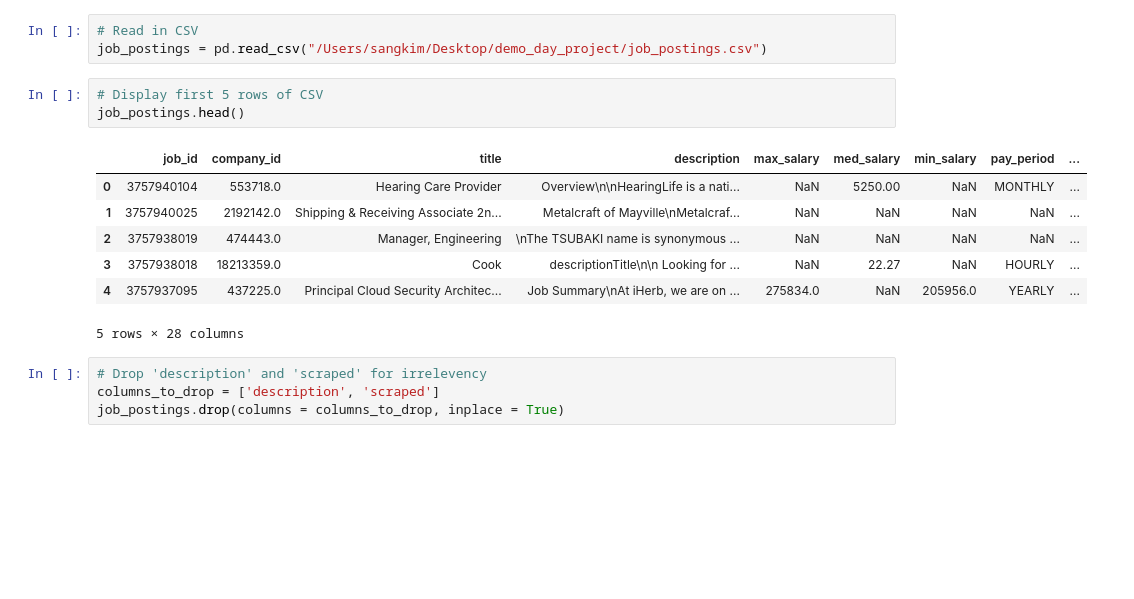
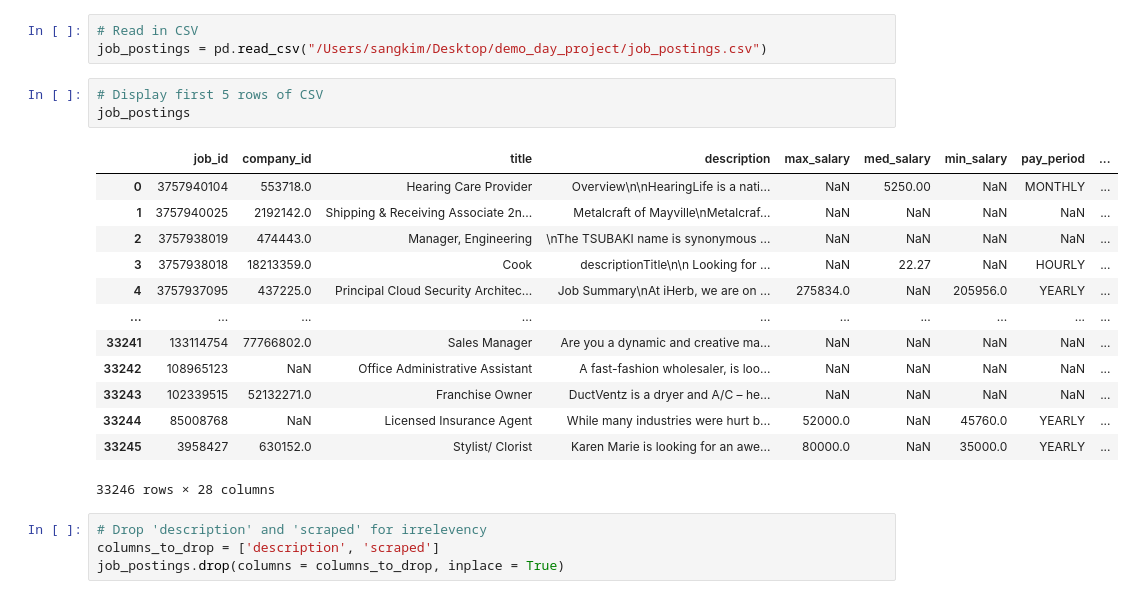
Before and after one commit to samuelkimdata/job_market_analysis, a Jupyter notebook: data_cleanup.ipynb, the cells around one changed output. Saved outputs shown, nothing was run; the diff lists cells and outputs as text; blank space fills up the shorter version.

```diff
--- a/data_cleanup.ipynb
+++ b/data_cleanup.ipynb
@@ -9,15 +9,21 @@ from datetime import datetime
 job_postings = pd.read_csv("/Users/sangkim/Desktop/demo_day_project/job_postings.csv")
 # %%
 # Display first 5 rows of CSV
-job_postings.head()
+job_postings
 # %% [output]
 |  | job_id | company_id | title | description | max_salary | med_salary | min_salary | pay_period | ... |
 | 0 | 3757940104 | 553718.0 | Hearing Care Provider | Overview\n\nHearingLife is a nati... | NaN | 5250.00 | NaN | MONTHLY | ... |
 | 1 | 3757940025 | 2192142.0 | Shipping & Receiving Associate 2n... | Metalcraft of Mayville\nMetalcraf... | NaN | NaN | NaN | NaN | ... |
 | 2 | 3757938019 | 474443.0 | Manager, Engineering | \nThe TSUBAKI name is synonymous ... | NaN | NaN | NaN | NaN | ... |
 | 3 | 3757938018 | 18213359.0 | Cook | descriptionTitle\n\n Looking for ... | NaN | 22.27 | NaN | HOURLY | ... |
 | 4 | 3757937095 | 437225.0 | Principal Cloud Security Architec... | Job Summary\nAt iHerb, we are on ... | 275834.0 | NaN | 205956.0 | YEARLY | ... |
+| ... | ... | ... | ... | ... | ... | ... | ... | ... | ... |
+| 33241 | 133114754 | 77766802.0 | Sales Manager | Are you a dynamic and creative ma... | NaN | NaN | NaN | NaN | ... |
+| 33242 | 108965123 | NaN | Office Administrative Assistant | A fast-fashion wholesaler, is loo... | NaN | NaN | NaN | NaN | ... |
+| 33243 | 102339515 | 52132271.0 | Franchise Owner | DuctVentz is a dryer and A/C – he... | NaN | NaN | NaN | NaN | ... |
+| 33244 | 85008768 | NaN | Licensed Insurance Agent | While many industries were hurt b... | 52000.0 | NaN | 45760.0 | YEARLY | ... |
+| 33245 | 3958427 | 630152.0 | Stylist/ Clorist | Karen Marie is looking for an awe... | 80000.0 | NaN | 35000.0 | YEARLY | ... |
-5 rows × 28 columns
+33246 rows × 28 columns
 # %%
 # Drop 'description' and 'scraped' for irrelevency
 columns_to_drop = ['description', 'scraped']
```
Also changed, not shown: parts of 23 cells of this notebook.
